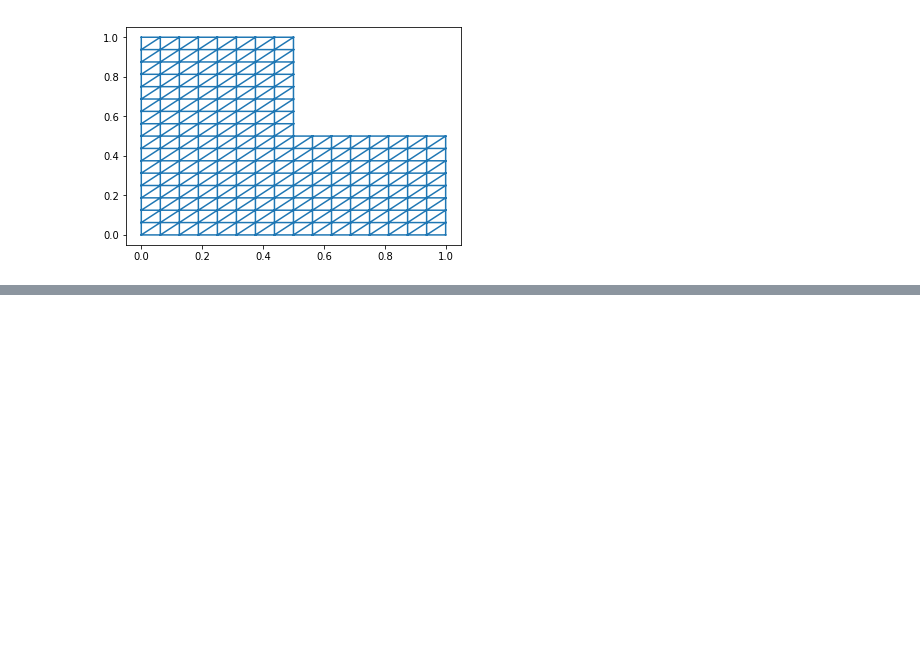
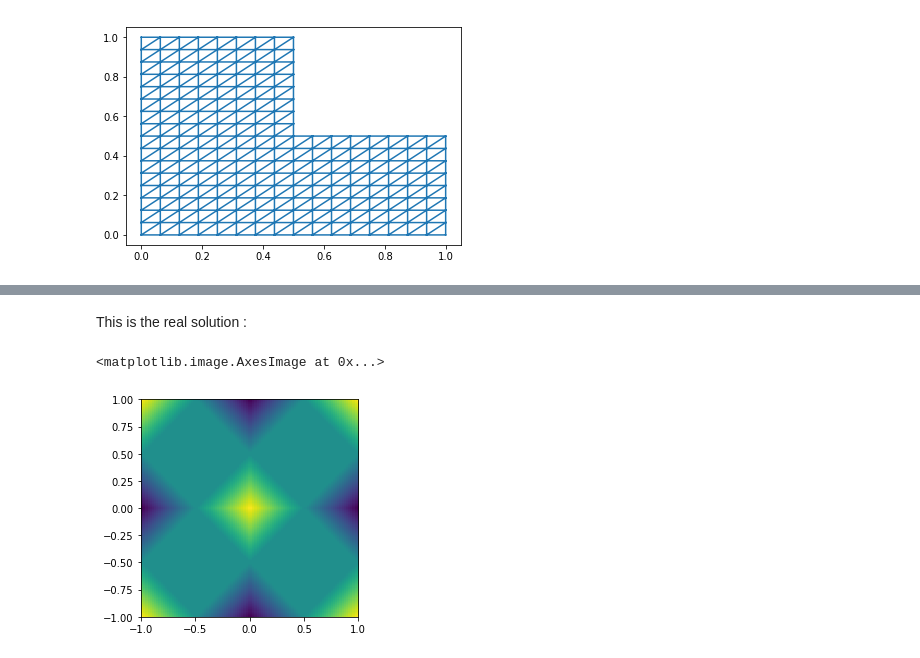
Before and after one commit to gayalami/MATH-579, a Jupyter notebook: Finite_element.ipynb, the cells around one changed output, grey strips where cells are left out. Cells and saved outputs as stored; diff of their text form; code cells hidden in the pictures; blank space fills up the shorter version.

```diff
--- a/Finite_element.ipynb
+++ b/Finite_element.ipynb
@@ -310,0 +308,6 @@ I will continue working on my notebook during the rest of reading week.
+# %%
+def  u_E(x):
+    # Exact Solution, accepts an array.
+    DirichletBoundaryValue = zeros((size(x,0),1) )
+    DirichletBoundaryValue = cos(pi*x[:,0])*cos(pi*x[:,1])
+    return  transpose(DirichletBoundaryValue).tolist()
@@ -310,0 +362,13 @@ I will continue working on my notebook during the rest of reading week.
+# %%
+points=column_stack((x,y))
+z_E = u_E(points)
+grid_x, grid_y = mgrid[-1:1:100j, -1:1:200j]
+grid_Ap = griddata(points, z, (grid_x, grid_y), method='linear')
+grid_E  = griddata(points, z_E, (grid_x, grid_y), method='linear')
+# %% [markdown]
+This is the real solution :
+# %%
+plt.imshow(grid_E.T, extent=(-1,1,-1,1))
+# %% [output]
+<matplotlib.image.AxesImage at 0x...>
+[figure, added]
```
Also changed, not shown: parts of 72 cells of this notebook.
